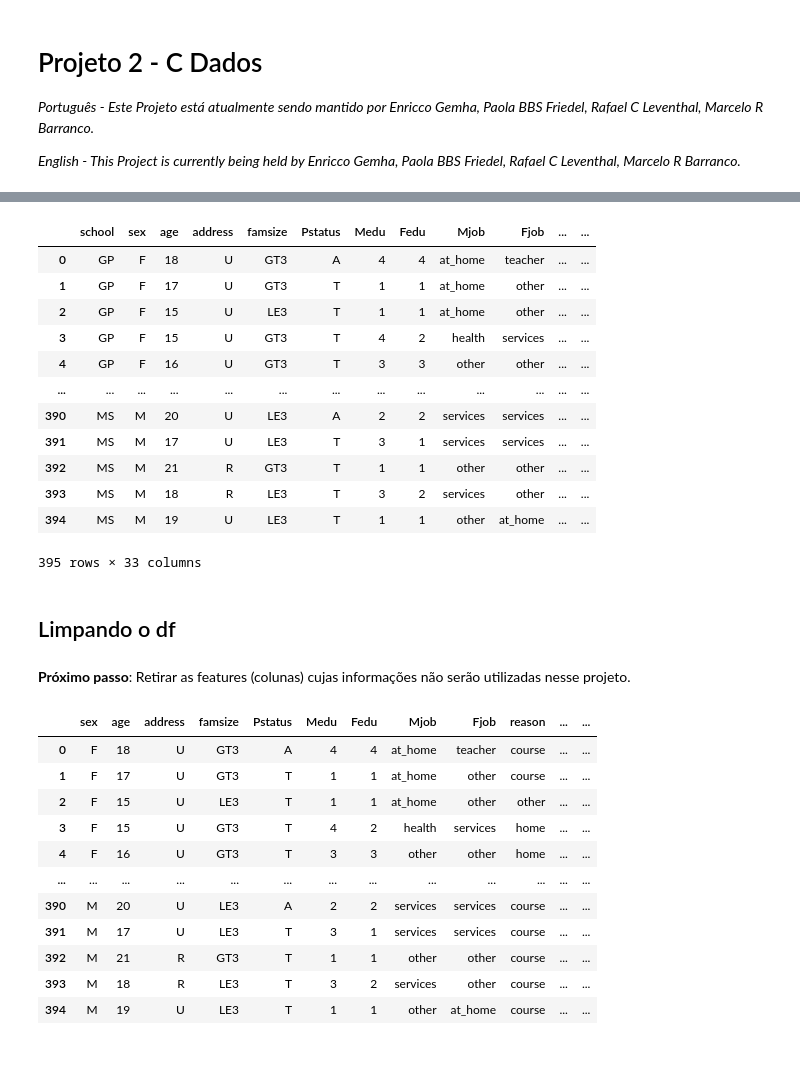
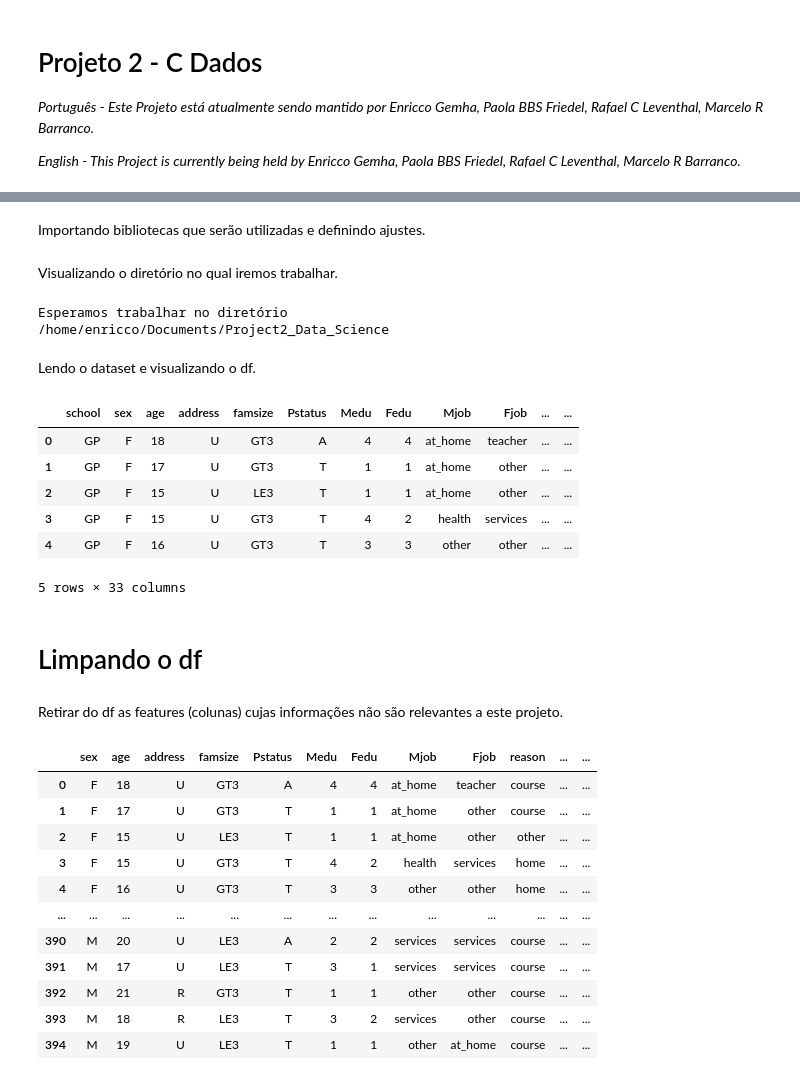
Before and after one commit to G3mha/why-students-fail-school, a Jupyter notebook: Project2.ipynb, the cells around one changed output, grey strips where cells are left out. Drawn from its saved outputs; the diff is of its cells as text; code cells hidden in the pictures.

```diff
--- a/Project2.ipynb
+++ b/Project2.ipynb
@@ -14 +93,3 @@ Para nos referirmos a certos termos recorrentes, usaremos abreviações, todas l
+# %% [markdown]
+Importando bibliotecas que serão utilizadas e definindo ajustes.
 # %%
@@ -21,27 +102,28 @@ import matplotlib.pyplot as plt
+# %% [markdown]
+Visualizando o diretório no qual iremos trabalhar.
+# %%
+print('Esperamos trabalhar no diretório')
+print(os.getcwd())
+# %% [output]
+Esperamos trabalhar no diretório
+/home/enricco/Documents/Project2_Data_Science
+# %% [markdown]
+Lendo o dataset e visualizando o df.
 # %%
-# transformando a database em um df do pd
-students = pd.read_csv('students.csv')
+students = pd.read_csv('dataset/students.csv')
+students.head(5)
+# %% [output]
+|  | school | sex | age | address | famsize | Pstatus | Medu | Fedu | Mjob | Fjob | ... | ... |
+| 0 | GP | F | 18 | U | GT3 | A | 4 | 4 | at_home | teacher | ... | ... |
+| 1 | GP | F | 17 | U | GT3 | T | 1 | 1 | at_home | other | ... | ... |
+| 2 | GP | F | 15 | U | LE3 | T | 1 | 1 | at_home | other | ... | ... |
+| 3 | GP | F | 15 | U | GT3 | T | 4 | 2 | health | services | ... | ... |
+| 4 | GP | F | 16 | U | GT3 | T | 3 | 3 | other | other | ... | ... |
+5 rows × 33 columns
-# %%
-# checando o df
-students
-# %% [output]
-|  | school | sex | age | address | famsize | Pstatus | Medu | Fedu | Mjob | Fjob | ... | ... |
-| 0 | GP | F | 18 | U | GT3 | A | 4 | 4 | at_home | teacher | ... | ... |
-| 1 | GP | F | 17 | U | GT3 | T | 1 | 1 | at_home | other | ... | ... |
-| 2 | GP | F | 15 | U | LE3 | T | 1 | 1 | at_home | other | ... | ... |
-| 3 | GP | F | 15 | U | GT3 | T | 4 | 2 | health | services | ... | ... |
-| 4 | GP | F | 16 | U | GT3 | T | 3 | 3 | other | other | ... | ... |
-| ... | ... | ... | ... | ... | ... | ... | ... | ... | ... | ... | ... | ... |
-| 390 | MS | M | 20 | U | LE3 | A | 2 | 2 | services | services | ... | ... |
-| 391 | MS | M | 17 | U | LE3 | T | 3 | 1 | services | services | ... | ... |
-| 392 | MS | M | 21 | R | GT3 | T | 1 | 1 | other | other | ... | ... |
-| 393 | MS | M | 18 | R | LE3 | T | 3 | 2 | services | other | ... | ... |
-| 394 | MS | M | 19 | U | LE3 | T | 1 | 1 | other | at_home | ... | ... |
-395 rows × 33 columns
 # %% [markdown]
-## Limpando o df
+# Limpando o df
 # %% [markdown]
-**Próximo passo**: Retirar as features (colunas) cujas informações não serão utilizadas nesse projeto.
+Retirar do df as features (colunas) cujas informações não são relevantes a este projeto.
 # %%
 students.drop(columns='school', inplace=True)
 students
```
Also changed, not shown: parts of 43 cells of this notebook.
